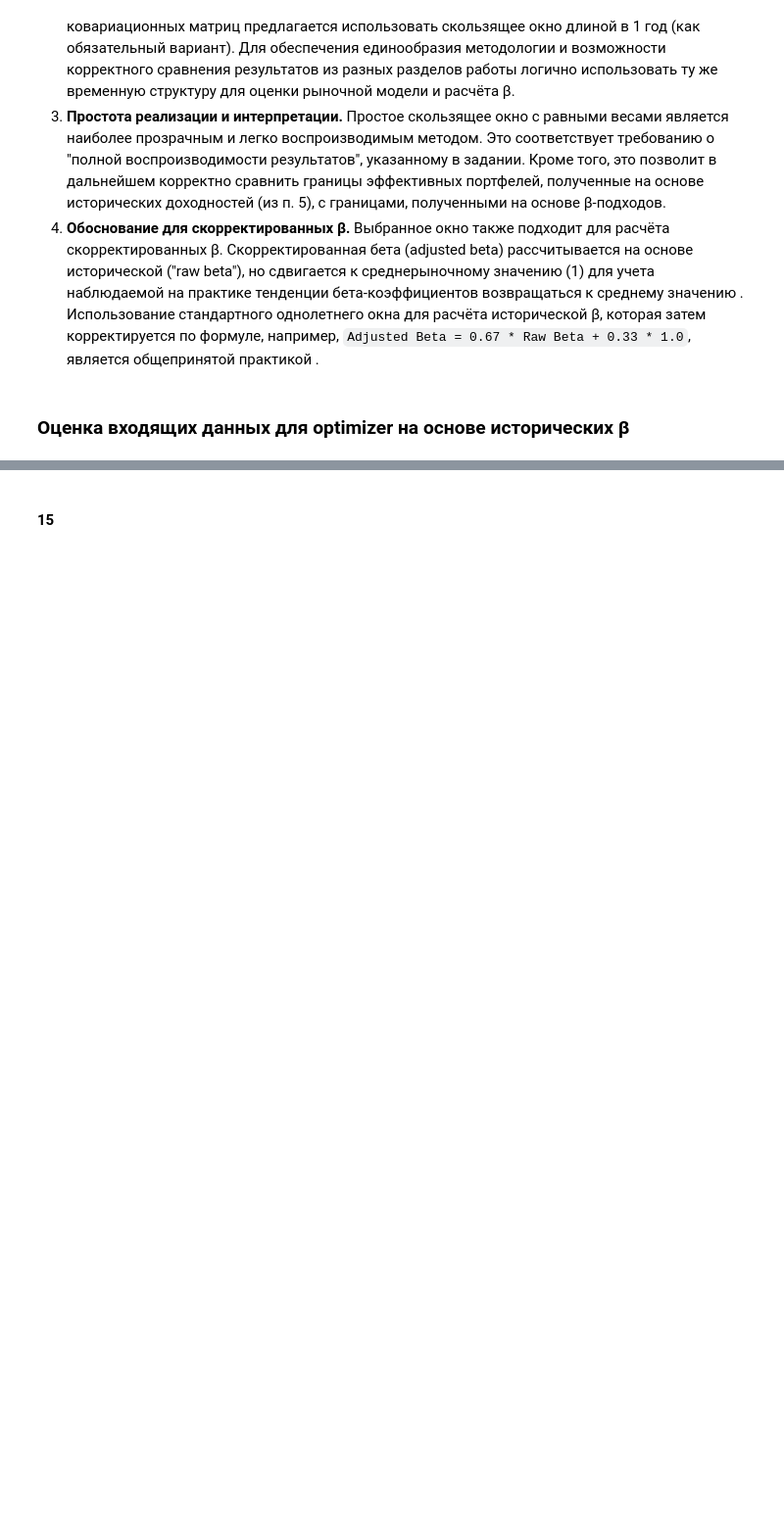
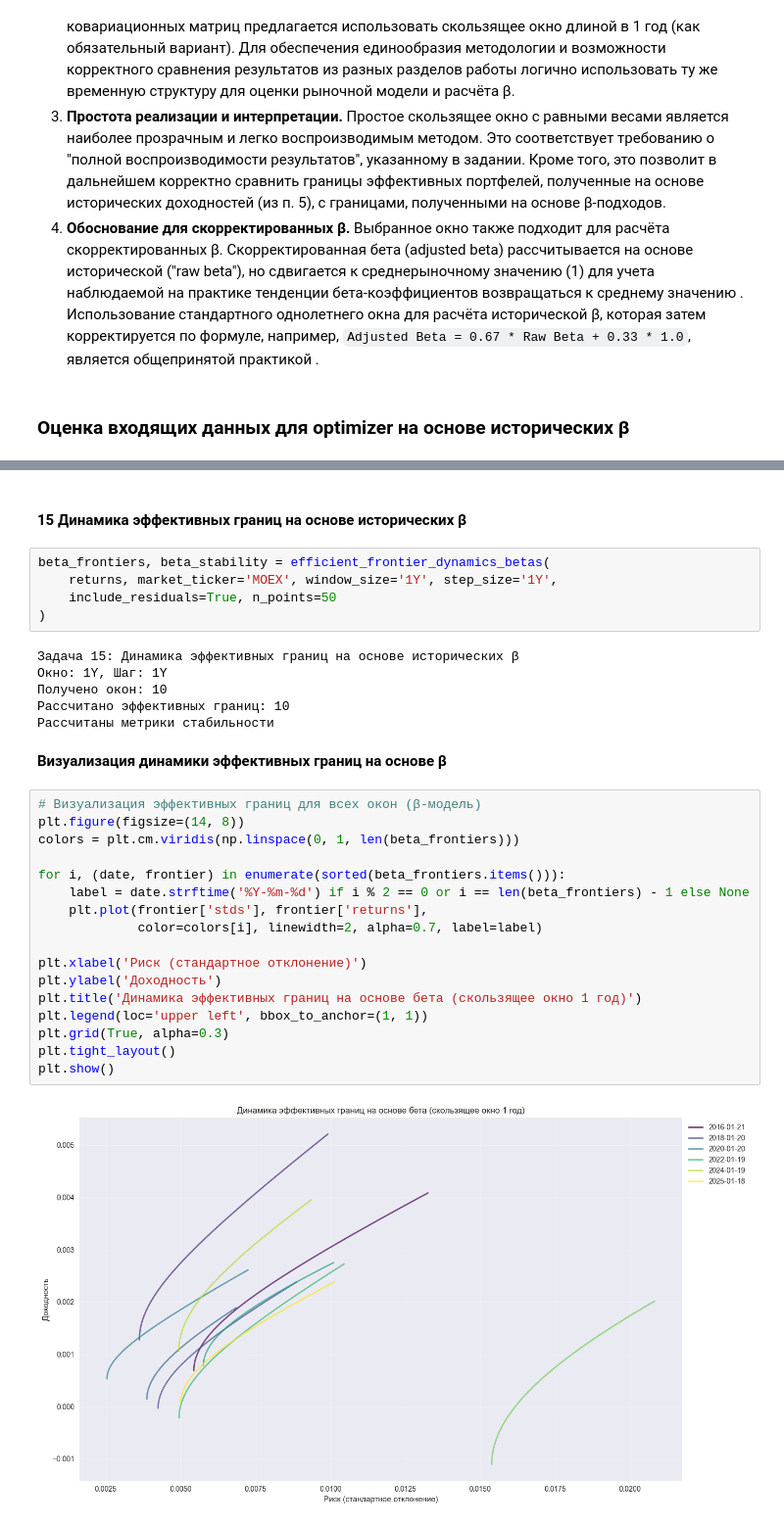
Before and after one commit to diink-iis/investment-portfolio, a Jupyter notebook: portfolio_analysis.ipynb, the cells around one changed output, grey strips where cells are left out. Shown at 98% size. Saved outputs shown, nothing was run; the diff lists cells and outputs as text; blank space fills up the shorter version.

```diff
--- a/portfolio_analysis.ipynb
+++ b/portfolio_analysis.ipynb
@@ -557,2 +713,34 @@ print(f"Средний макс. Шарп: {rolling_exp_stability['max_sharpe'].
 # %% [markdown]
-#### 15
+#### 15 Динамика эффективных границ на основе исторических β
+# %%
+beta_frontiers, beta_stability = efficient_frontier_dynamics_betas(
+    returns, market_ticker='MOEX', window_size='1Y', step_size='1Y',
+    include_residuals=True, n_points=50
+)
+# %% [output]
+Задача 15: Динамика эффективных границ на основе исторических β
+Окно: 1Y, Шаг: 1Y
+Получено окон: 10
+Рассчитано эффективных границ: 10
+Рассчитаны метрики стабильности
+# %% [markdown]
+**Визуализация динамики эффективных границ на основе β**
+# %%
+# Визуализация эффективных границ для всех окон (β-модель)
+plt.figure(figsize=(14, 8))
+colors = plt.cm.viridis(np.linspace(0, 1, len(beta_frontiers)))
+
+for i, (date, frontier) in enumerate(sorted(beta_frontiers.items())):
+    label = date.strftime('%Y-%m-%d') if i % 2 == 0 or i == len(beta_frontiers) - 1 else None
+    plt.plot(frontier['stds'], frontier['returns'],
+             color=colors[i], linewidth=2, alpha=0.7, label=label)
+
+plt.xlabel('Риск (стандартное отклонение)')
+plt.ylabel('Доходность')
+plt.title('Динамика эффективных границ на основе бета (скользящее окно 1 год)')
+plt.legend(loc='upper left', bbox_to_anchor=(1, 1))
+plt.grid(True, alpha=0.3)
+plt.tight_layout()
+plt.show()
+# %% [output]
+[figure, added]
```
Also changed, not shown: parts of 23 cells of this notebook, 12 other files.
